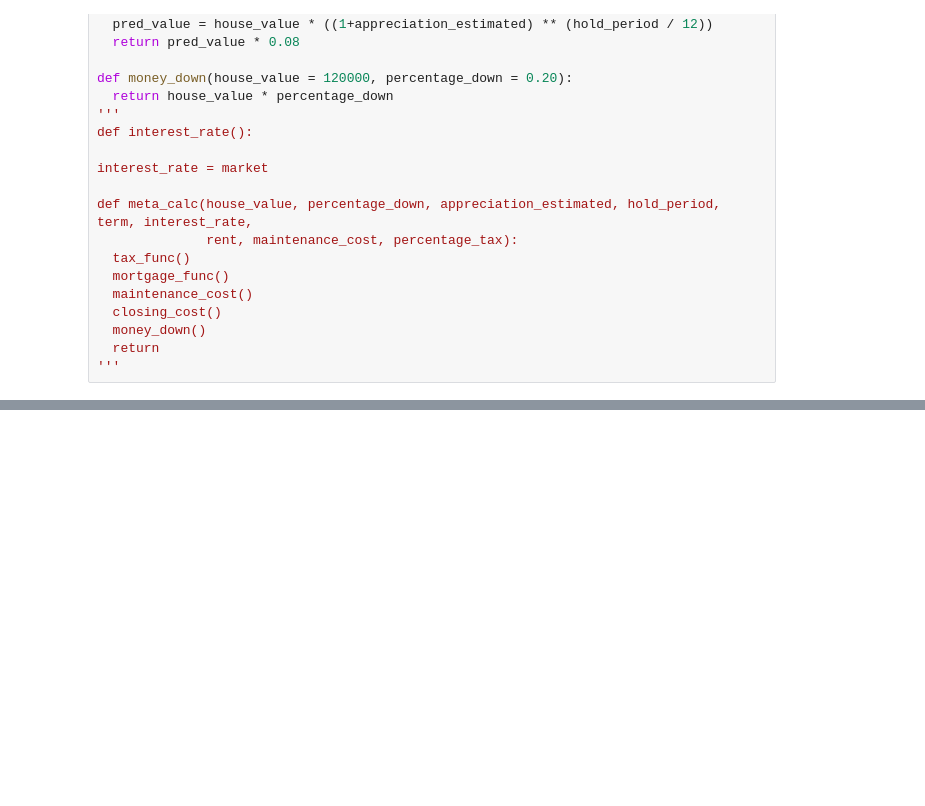
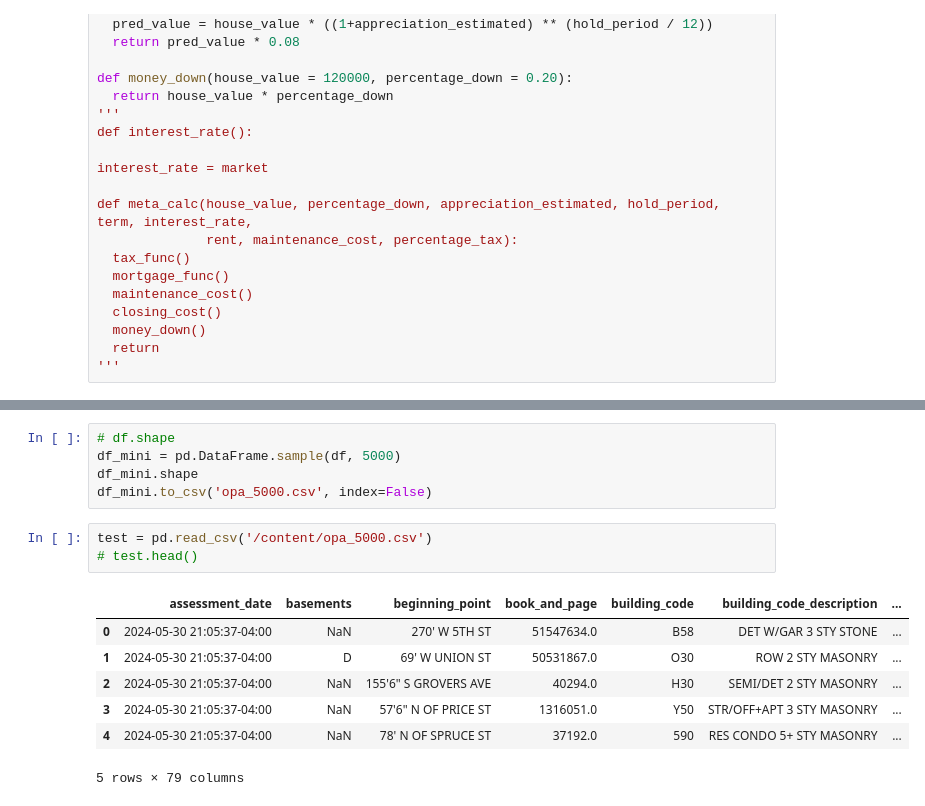
Before and after one commit to garrettfarley9/philly-real-estate-model, a Jupyter notebook: Philly_Real_estate_model.ipynb, the cells around one changed output, grey strips where cells are left out. Cells and saved outputs as stored; diff of their text form; blank space fills up the shorter version.

```diff
--- a/Philly_Real_estate_model.ipynb
+++ b/Philly_Real_estate_model.ipynb
@@ -121,0 +154,16 @@ def meta_calc(house_value, percentage_down, appreciation_estimated, hold_period,
+# %%
+# df.shape
+df_mini = pd.DataFrame.sample(df, 5000)
+df_mini.shape
+df_mini.to_csv('opa_5000.csv', index=False)
+# %%
+test = pd.read_csv('/content/opa_5000.csv')
+# test.head()
+# %% [output]
+|  | assessment_date | basements | beginning_point | book_and_page | building_code | building_code_description | ... |
+| 0 | 2024-05-30 21:05:37-04:00 | NaN | 270' W 5TH ST | 51547634.0 | B58 | DET W/GAR 3 STY STONE | ... |
+| 1 | 2024-05-30 21:05:37-04:00 | D | 69' W UNION ST | 50531867.0 | O30 | ROW 2 STY MASONRY | ... |
+| 2 | 2024-05-30 21:05:37-04:00 | NaN | 155'6" S GROVERS AVE | 40294.0 | H30 | SEMI/DET 2 STY MASONRY | ... |
+| 3 | 2024-05-30 21:05:37-04:00 | NaN | 57'6" N OF PRICE ST | 1316051.0 | Y50 | STR/OFF+APT 3 STY MASONRY | ... |
+| 4 | 2024-05-30 21:05:37-04:00 | NaN | 78' N OF SPRUCE ST | 37192.0 | 590 | RES CONDO 5+ STY MASONRY | ... |
+5 rows × 79 columns
```
Also changed, not shown: parts of 9 cells of this notebook.
